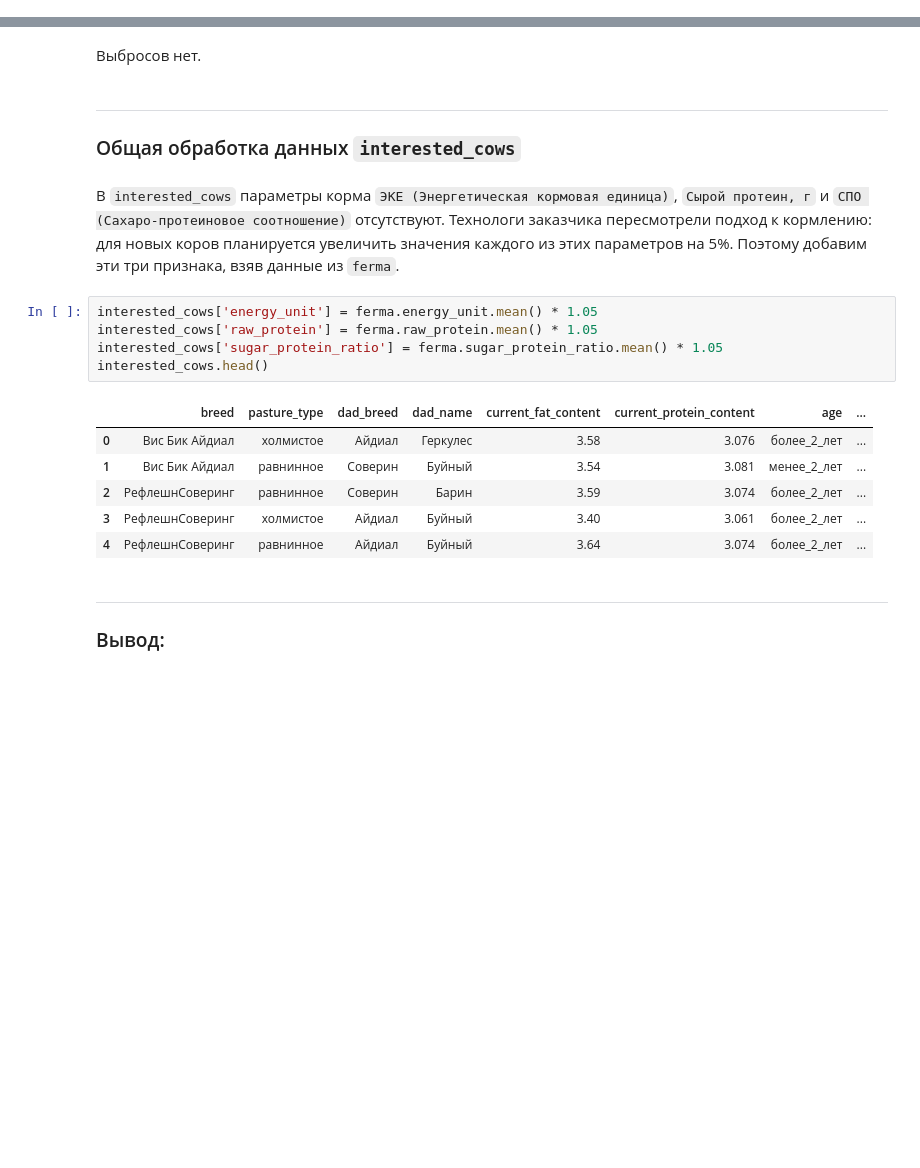
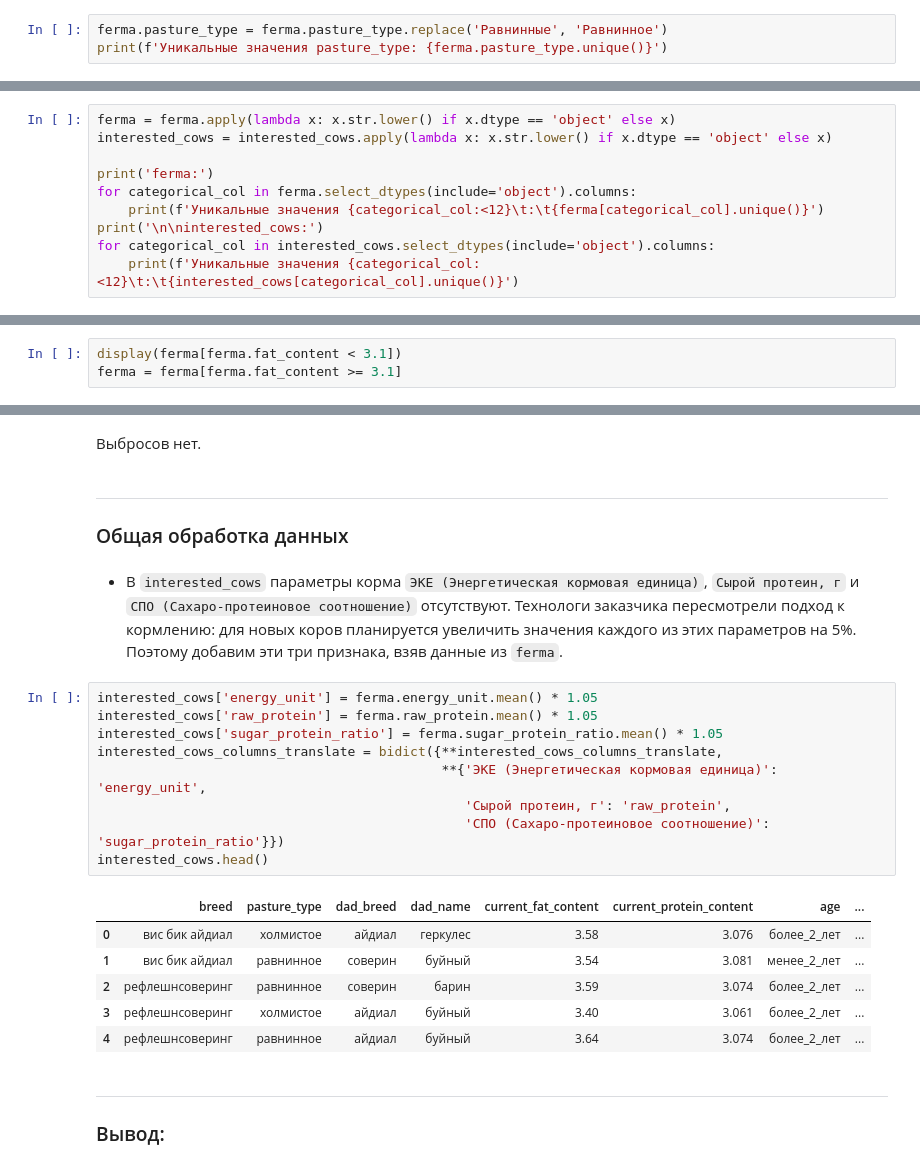
Before and after one commit to GrishaTS/Ya-Practicum-DS, a Jupyter notebook: 5. Линейные модели в машинном обучении/linear_models.ipynb, the cells around one changed output, grey strips where cells are left out. Saved outputs shown, nothing was run; the diff lists cells and outputs as text; blank space fills up the shorter version.

````diff
--- a/5. Линейные модели в машинном обучении/linear_models.ipynb
+++ b/5. Линейные модели в машинном обучении/linear_models.ipynb
@@ -338,0 +354,3 @@ print(f'Уникальные значения dad_breed: {ferma.dad_breed.unique
+# %%
+ferma.pasture_type = ferma.pasture_type.replace('Равнинные', 'Равнинное')
+print(f'Уникальные значения pasture_type: {ferma.pasture_type.unique()}')
@@ -351,0 +399,10 @@ for categorical_col in interested_cows.select_dtypes(include='object').columns:
+# %%
+ferma = ferma.apply(lambda x: x.str.lower() if x.dtype == 'object' else x)
+interested_cows = interested_cows.apply(lambda x: x.str.lower() if x.dtype == 'object' else x)
+
+print('ferma:')
+for categorical_col in ferma.select_dtypes(include='object').columns:
+    print(f'Уникальные значения {categorical_col:<12}\t:\t{ferma[categorical_col].unique()}')
+print('\n\ninterested_cows:')
+for categorical_col in interested_cows.select_dtypes(include='object').columns:
+    print(f'Уникальные значения {categorical_col:<12}\t:\t{interested_cows[categorical_col].unique()}')
@@ -380,0 +455,3 @@ ferma = ferma[ferma.milk_yield < 15000]
+# %%
+display(ferma[ferma.fat_content < 3.1])
+ferma = ferma[ferma.fat_content >= 3.1]
@@ -398,21 +485,25 @@ fig.update_layout(height=550, width=750, showlegend=False, title='График "
 Выбросов нет.
 # %% [markdown]
 _____
-### Общая обработка данных ```interested_cows```
+### Общая обработка данных
 # %% [markdown]
-В ```interested_cows``` параметры корма ```ЭКЕ (Энергетическая кормовая единица)```, ```Сырой протеин, г``` и ```СПО (Сахаро-протеиновое соотношение)``` отсутствуют. Технологи заказчика пересмотрели подход к кормлению: для новых коров планируется увеличить значения каждого из этих параметров на 5%. Поэтому добавим эти три признака, взяв данные из ```ferma```.
+- В ```interested_cows``` параметры корма ```ЭКЕ (Энергетическая кормовая единица)```, ```Сырой протеин, г``` и ```СПО (Сахаро-протеиновое соотношение)``` отсутствуют. Технологи заказчика пересмотрели подход к кормлению: для новых коров планируется увеличить значения каждого из этих параметров на 5%. Поэтому добавим эти три признака, взяв данные из ```ferma```.
 # %%
 interested_cows['energy_unit'] = ferma.energy_unit.mean() * 1.05
 interested_cows['raw_protein'] = ferma.raw_protein.mean() * 1.05
 interested_cows['sugar_protein_ratio'] = ferma.sugar_protein_ratio.mean() * 1.05
+interested_cows_columns_translate = bidict({**interested_cows_columns_translate,
+                                            **{'ЭКЕ (Энергетическая кормовая единица)': 'energy_unit',
+                                               'Сырой протеин, г': 'raw_protein',
+                                               'СПО (Сахаро-протеиновое соотношение)': 'sugar_protein_ratio'}})
 interested_cows.head()
 # %% [output]
 |  | breed | pasture_type | dad_breed | dad_name | current_fat_content | current_protein_content | age | ... |
-| 0 | Вис Бик Айдиал | холмистое | Айдиал | Геркулес | 3.58 | 3.076 | более_2_лет | ... |
-| 1 | Вис Бик Айдиал | равнинное | Соверин | Буйный | 3.54 | 3.081 | менее_2_лет | ... |
-| 2 | РефлешнСоверинг | равнинное | Соверин | Барин | 3.59 | 3.074 | более_2_лет | ... |
-| 3 | РефлешнСоверинг | холмистое | Айдиал | Буйный | 3.40 | 3.061 | более_2_лет | ... |
-| 4 | РефлешнСоверинг | равнинное | Айдиал | Буйный | 3.64 | 3.074 | более_2_лет | ... |
+| 0 | вис бик айдиал | холмистое | айдиал | геркулес | 3.58 | 3.076 | более_2_лет | ... |
+| 1 | вис бик айдиал | равнинное | соверин | буйный | 3.54 | 3.081 | менее_2_лет | ... |
+| 2 | рефлешнсоверинг | равнинное | соверин | барин | 3.59 | 3.074 | более_2_лет | ... |
+| 3 | рефлешнсоверинг | холмистое | айдиал | буйный | 3.40 | 3.061 | более_2_лет | ... |
+| 4 | рефлешнсоверинг | равнинное | айдиал | буйный | 3.64 | 3.074 | более_2_лет | ... |
 # %% [markdown]
 _____
 ### Вывод:
````
Also changed, not shown: parts of 74 cells of this notebook.
